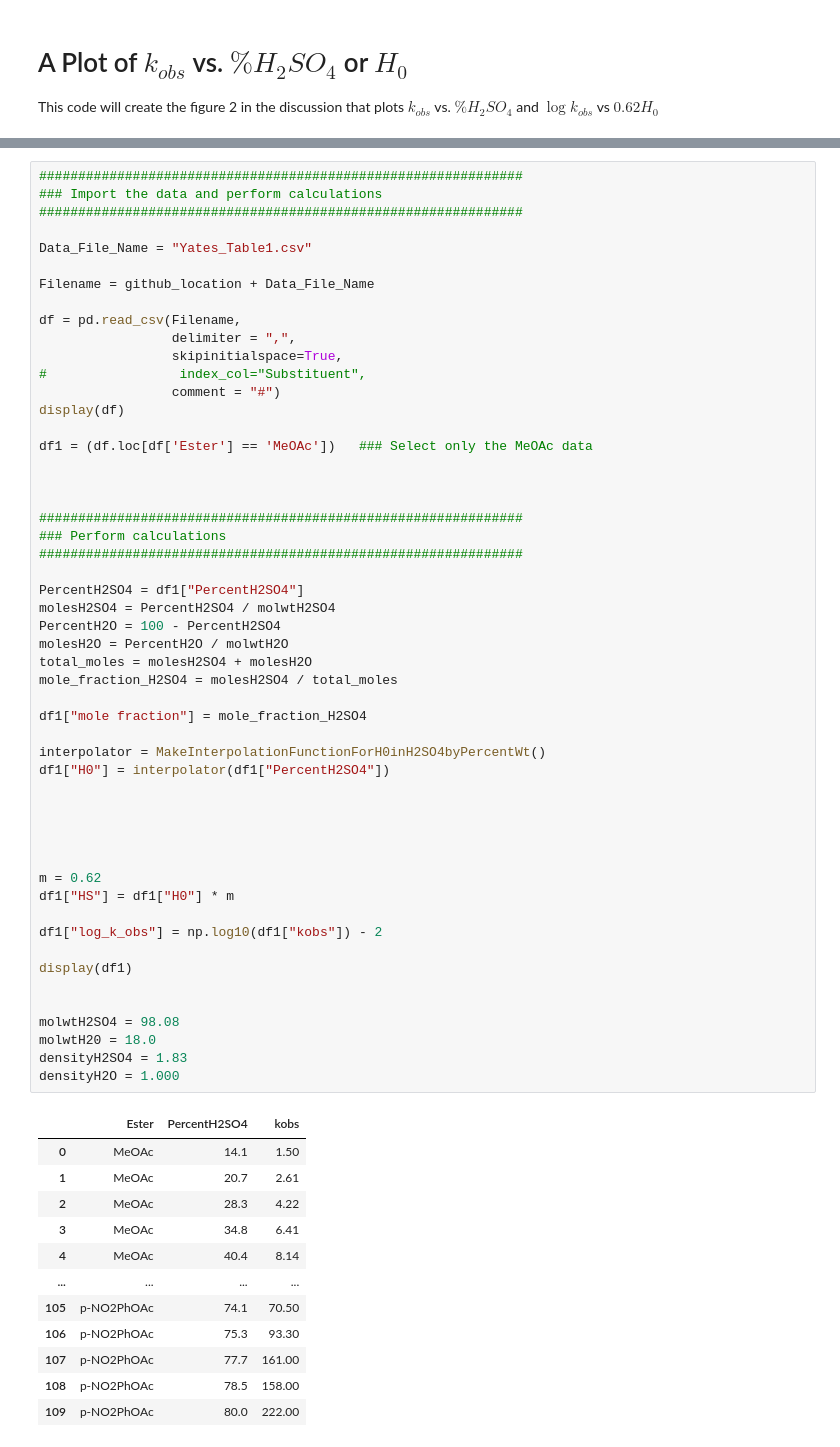
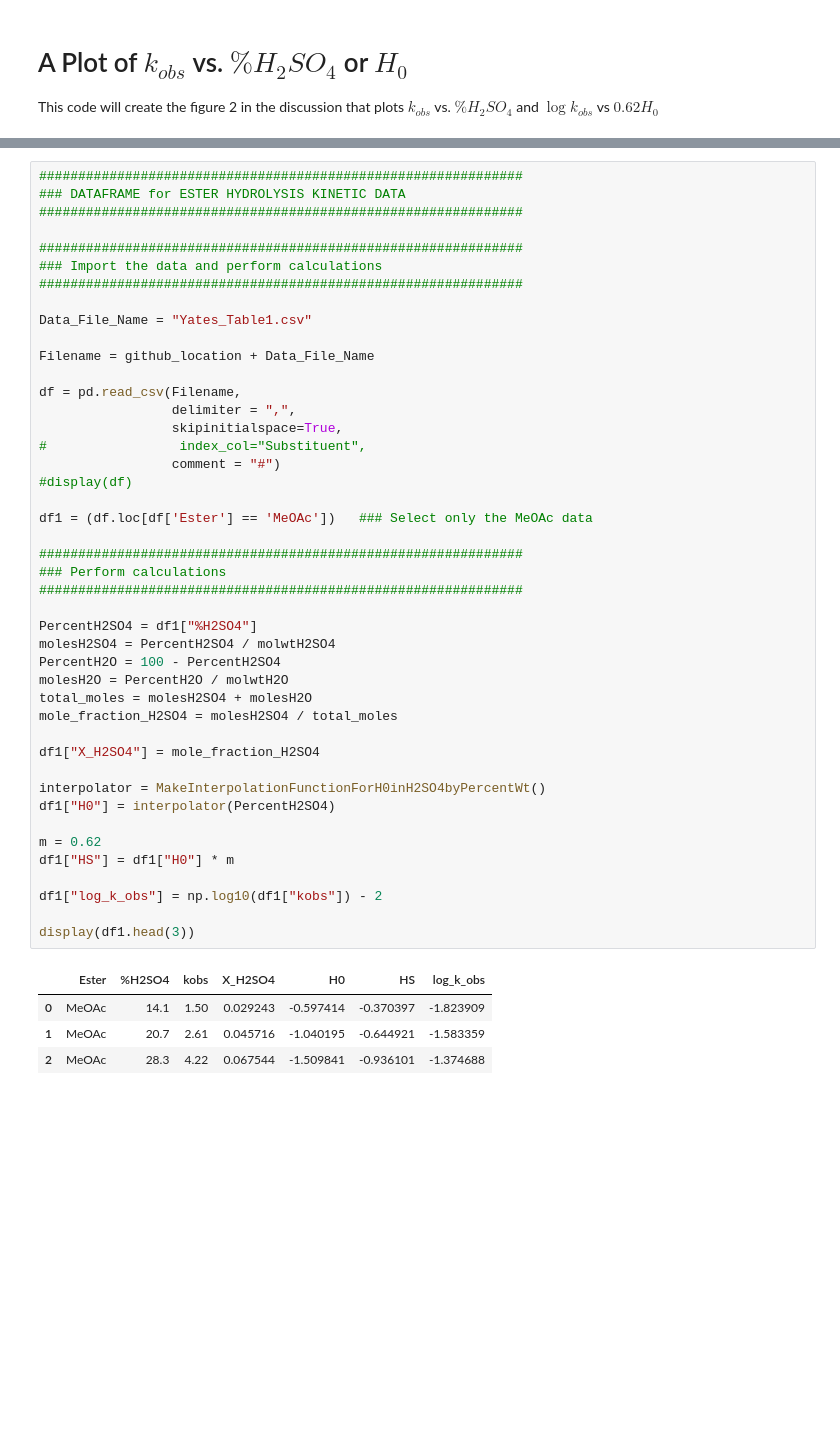
Before and after one commit to blinkletter/4410PythonNotebooks, a Jupyter notebook: Class_30/Yates-Fig2-MeOAc.ipynb, the cells around one changed output, grey strips where cells are left out. Saved outputs shown, nothing was run; the diff lists cells and outputs as text; blank space fills up the shorter version.

```diff
--- a/Class_30/Yates-Fig2-MeOAc.ipynb
+++ b/Class_30/Yates-Fig2-MeOAc.ipynb
@@ -88,6 +42,10 @@ densityH2O = 1.000
 ### interpolation = CubicSpline(x1, y1)
 ### interpolation = scipy.interpolate.make_smoothing_spline(x1, y1, w=None, lam=0.03)
 # %%
+##############################################################
+### DATAFRAME for ESTER HYDROLYSIS KINETIC DATA
+##############################################################
+
 ##############################################################
 ### Import the data and perform calculations
 ##############################################################
@@ -96,59 +54,39 @@ Data_File_Name = "Yates_Table1.csv"
 
 Filename = github_location + Data_File_Name
 
 df = pd.read_csv(Filename,
                  delimiter = ",",
                  skipinitialspace=True,
 #                 index_col="Substituent",
                  comment = "#")
-display(df)
+#display(df)
 
 df1 = (df.loc[df['Ester'] == 'MeOAc'])   ### Select only the MeOAc data
-
-
 
 ##############################################################
 ### Perform calculations
 ##############################################################
 
-PercentH2SO4 = df1["PercentH2SO4"]
+PercentH2SO4 = df1["%H2SO4"]
 molesH2SO4 = PercentH2SO4 / molwtH2SO4
 PercentH2O = 100 - PercentH2SO4
 molesH2O = PercentH2O / molwtH2O
 total_moles = molesH2SO4 + molesH2O
 mole_fraction_H2SO4 = molesH2SO4 / total_moles
 
-df1["mole fraction"] = mole_fraction_H2SO4
+df1["X_H2SO4"] = mole_fraction_H2SO4
 
 interpolator = MakeInterpolationFunctionForH0inH2SO4byPercentWt()
-df1["H0"] = interpolator(df1["PercentH2SO4"])
-
-
-
-
+df1["H0"] = interpolator(PercentH2SO4)
 
 m = 0.62
 df1["HS"] = df1["H0"] * m
 
 df1["log_k_obs"] = np.log10(df1["kobs"]) - 2
 
-display(df1)
-
-
-molwtH2SO4 = 98.08
-molwtH20 = 18.0
-densityH2SO4 = 1.83
-densityH2O = 1.000
+display(df1.head(3))
 # %% [output]
-|  | Ester | PercentH2SO4 | kobs |
-| 0 | MeOAc | 14.1 | 1.50 |
-| 1 | MeOAc | 20.7 | 2.61 |
-| 2 | MeOAc | 28.3 | 4.22 |
-| 3 | MeOAc | 34.8 | 6.41 |
-| 4 | MeOAc | 40.4 | 8.14 |
-| ... | ... | ... | ... |
-| 105 | p-NO2PhOAc | 74.1 | 70.50 |
-| 106 | p-NO2PhOAc | 75.3 | 93.30 |
-| 107 | p-NO2PhOAc | 77.7 | 161.00 |
-| 108 | p-NO2PhOAc | 78.5 | 158.00 |
-| 109 | p-NO2PhOAc | 80.0 | 222.00 |
+|  | Ester | %H2SO4 | kobs | X_H2SO4 | H0 | HS | log_k_obs |
+| 0 | MeOAc | 14.1 | 1.50 | 0.029243 | -0.597414 | -0.370397 | -1.823909 |
+| 1 | MeOAc | 20.7 | 2.61 | 0.045716 | -1.040195 | -0.644921 | -1.583359 |
+| 2 | MeOAc | 28.3 | 4.22 | 0.067544 | -1.509841 | -0.936101 | -1.374688 |
```
Also changed, not shown: parts of 8 cells of this notebook, 6 other files.
